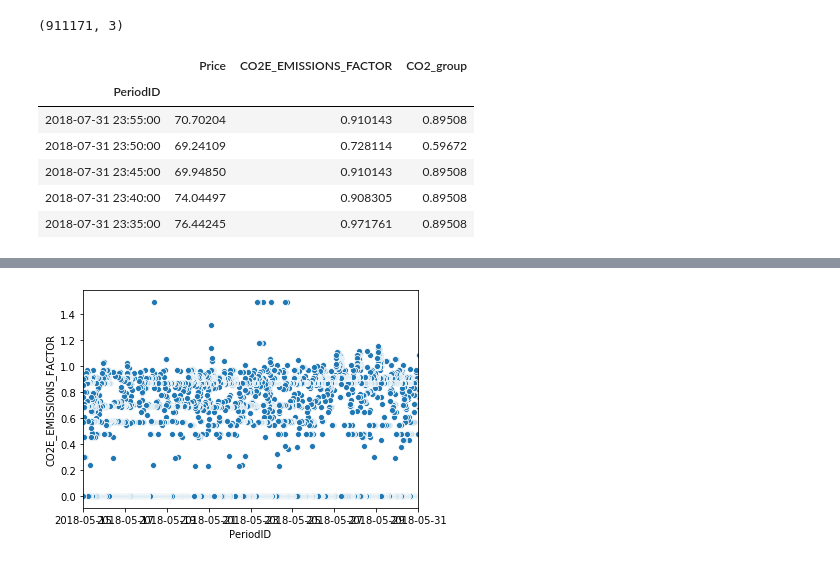
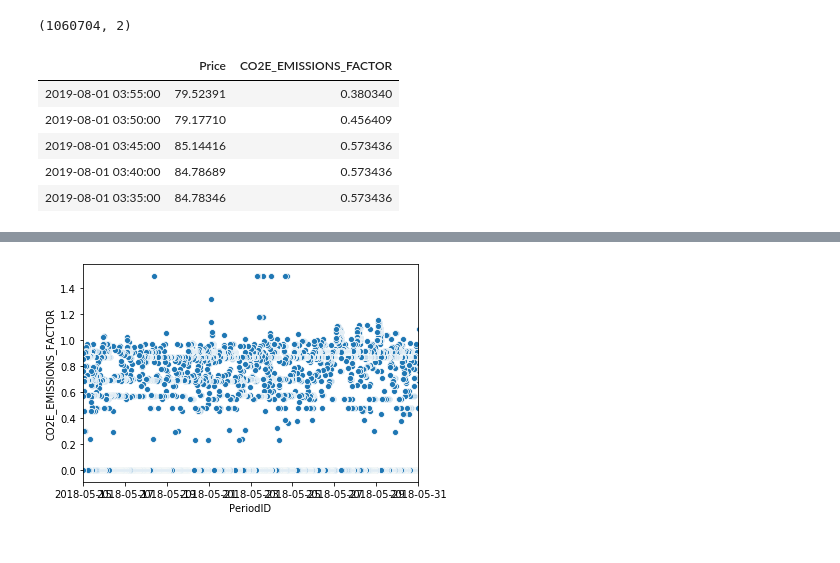
Before and after one commit to bkubsch/marginal-carbon, a Jupyter notebook: notebooks/tests_on_small_dataset.ipynb, the cells around one changed output, grey strips where cells are left out. Cells and saved outputs as stored; diff of their text form; code cells hidden in the pictures.

```diff
--- a/notebooks/tests_on_small_dataset.ipynb
+++ b/notebooks/tests_on_small_dataset.ipynb
@@ -10,16 +11,15 @@ import statsmodels.api as sm
 #from statsmodels.tsa.stattools import acovf, acf, pacf, pacf_yw, pacf_ols
 from statsmodels.graphics.tsaplots import plot_acf, plot_pacf
 # %%
-file_path = '{}/nem-data/nemde_clean/df_DUID_CO2_price.pkl'.format(os.environ['HOME'])
-df_DUID_CO2_price = pd.read_pickle(file_path)
-print(df_DUID_CO2_price.shape)
-df_DUID_CO2_price.head()
+file_path = '{}/nem-data/nemde_clean/df_DUID_CO2_mean.pkl'.format(os.environ['HOME'])
+df_mean = pd.read_pickle(file_path)
+print(df_mean.shape)
+df_mean.head()
 # %% [output]
-(911171, 3)
+(1060704, 2)
-|  | Price | CO2E_EMISSIONS_FACTOR | CO2_group |
-| PeriodID |  |  |  |
-| 2018-07-31 23:55:00 | 70.70204 | 0.910143 | 0.89508 |
-| 2018-07-31 23:50:00 | 69.24109 | 0.728114 | 0.59672 |
-| 2018-07-31 23:45:00 | 69.94850 | 0.910143 | 0.89508 |
-| 2018-07-31 23:40:00 | 74.04497 | 0.908305 | 0.89508 |
-| 2018-07-31 23:35:00 | 76.44245 | 0.971761 | 0.89508 |
+|  | Price | CO2E_EMISSIONS_FACTOR |
+| 2019-08-01 03:55:00 | 79.52391 | 0.380340 |
+| 2019-08-01 03:50:00 | 79.17710 | 0.456409 |
+| 2019-08-01 03:45:00 | 85.14416 | 0.573436 |
+| 2019-08-01 03:40:00 | 84.78689 | 0.573436 |
+| 2019-08-01 03:35:00 | 84.78346 | 0.573436 |
```
Also changed, not shown: parts of 14 cells of this notebook, 8 other files.
